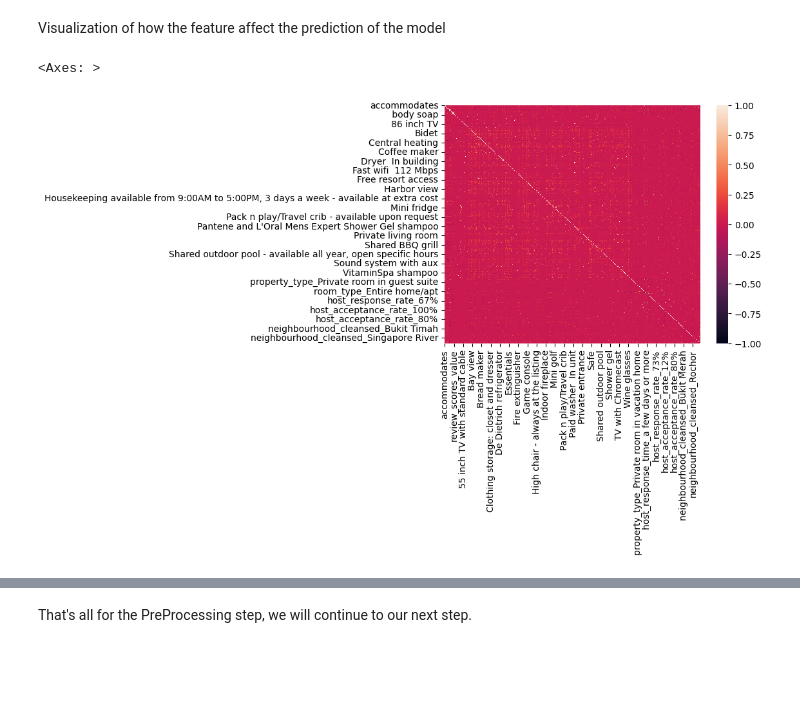
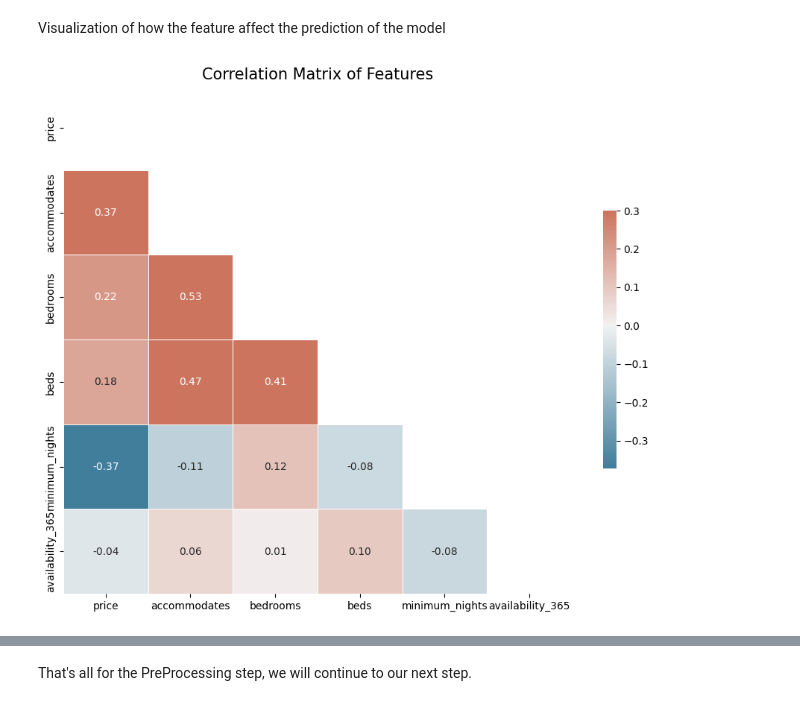
Before and after one commit to Jundannz/Airbnb-Price-Prediction, a Jupyter notebook: main.ipynb, the cells around one changed output, grey strips where cells are left out. Saved outputs shown, nothing was run; the diff lists cells and outputs as text; code cells hidden in the pictures; blank space fills up the shorter version.

```diff
--- a/main.ipynb
+++ b/main.ipynb
@@ -224,7 +219,24 @@ x_test_final = pd.concat([x_test[numeric_columns], ohe_test_df], axis=1)
 # %% [markdown]
 Visualization of how the feature affect the prediction of the model
 # %%
-sns.heatmap(x_train_final.corr())
+df_viz = x_train_final.copy()
+
+df_viz['price'] = y_train
+
+cols_to_plot = ['price', 'accommodates', 'bedrooms', 'beds', 'minimum_nights', 'availability_365']
+
+corr = df_viz[cols_to_plot].corr()
+
+mask = np.triu(np.ones_like(corr, dtype=bool))
+
+plt.figure(figsize=(11, 9))
+
+cmap = sns.diverging_palette(230, 20, as_cmap=True)
+
+sns.heatmap(corr, mask=mask, cmap=cmap, vmax=.3, center=0,
+            square=True, linewidths=.5, cbar_kws={"shrink": .5}, annot=True, fmt=".2f")
+
+plt.title('Correlation Matrix of Features', fontsize=15)
+plt.show()
 # %% [output]
-<Axes: >
-[figure, old version]
+[figure, new version]
```
Also changed, not shown: parts of 11 cells of this notebook.
